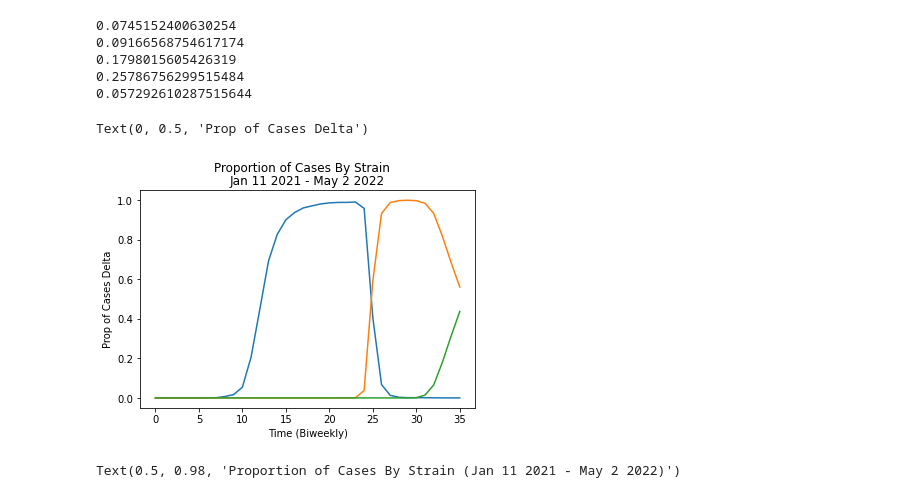
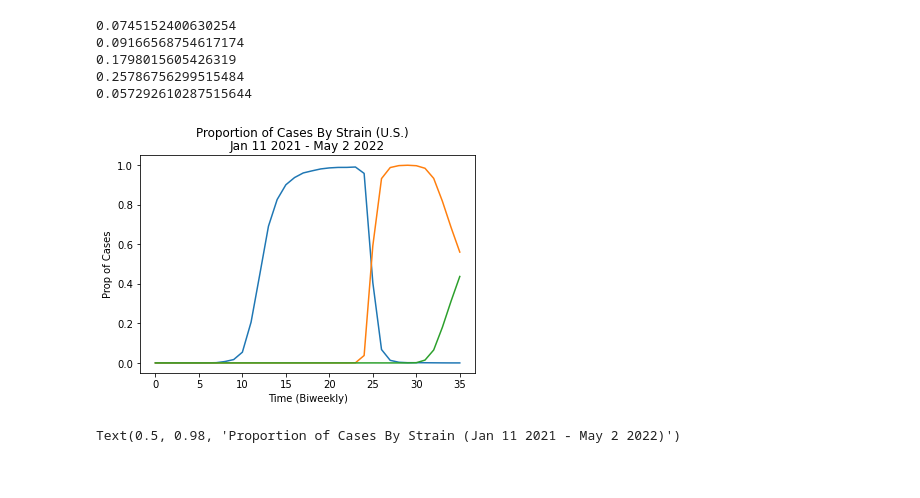
Before and after one commit to JennyHuang19/DOMATH_2022_COVID_MODELING, a Jupyter notebook: is_beta_wave_consistent.ipynb, the cells around one changed output. Cells and saved outputs as stored; diff of their text form; code cells hidden in the pictures.

```diff
--- a/is_beta_wave_consistent.ipynb
+++ b/is_beta_wave_consistent.ipynb
@@ -313,6 +340,6 @@ print(beta_grid)
 # %%
 # Population size
-N = 329000000
+N = 33000000
 
 # fix gamma (5 day recovery)
 gamma = 0.2
@@ -324,7 +351,7 @@ for beta in beta_grid:
     x = [1-i_0, i_0, 0]
 
     # Time
-    days = 36*14
+    days = 35*14
     steps = 36
     T = np.linspace(0,days,steps)
 
@@ -348,0 +416,30 @@ for beta in beta_grid:
+# %%
+# Delta Wave Approximation
+
+# Initial condition; i_0 is the initial number of infected people
+i_0 = 1/(1000*N)
+print(i_0)
+x = [1-i_0, i_0, 0]
+
+# Time
+days = 35*14
+steps = 36
+T = np.linspace(0,days,steps)
+print(T)
+# Integrate (aka solve) the ODE; phi is the solution phi=[s(t), i(t), r(t)]
+phi = odeint(V, x, T, args=(0.26,gamma))
+
+# s compartment
+s = phi[:,0]
+# i compartment
+i = phi[:,1]
+# r compartment
+r = phi[:,2]
+
+
+# Plots of the solved differential equations
+plt.plot(T/14,i,label="i")
+plt.ylim(0, 0.2)
+plt.xlabel('Time (biweekly units)')
+plt.ylabel('Proportion Infected i(t)')
+plt.title('i(t) Over time')
@@ -465,17 +569,18 @@ diff_ba123_ba45 = solve_logistic(0.065300, 0.436607, 42)
 # %%
 # Data From True Delta Props.
 fig, ax = plt.subplots()
 ax.plot(covid_vc["perc_deltas"], label='Prop of Cases Omicron')
 ax.plot(covid_vc["perc_omicrons"], label='Prop of Cases Omicron')
 ax.plot(covid_vc["perc_ba45"], label='Prop of Cases Omicron')
 
 plt.title('Jan 11 2021 - May 2 2022')
-plt.suptitle("Proportion of Cases By Strain")
+plt.suptitle("Proportion of Cases By Strain (U.S.)")
 plt.xlabel('Time (Biweekly)')
-plt.ylabel('Prop of Cases Delta')
+plt.ylabel('Prop of Cases')
+
+fig.savefig(r'/Users/JennyH/Documents/math690/figures/proportion_strain_USA.pdf', bbox_inches="tight")
 # %% [output]
-Text(0, 0.5, 'Prop of Cases Delta')
-[figure, old version]
+[figure, new version]
 # %%
 # Data from the 3 waves.
 fig, (ax1, ax2, ax3) = plt.subplots(1, 3)
```
Also changed, not shown: parts of 19 cells of this notebook.
